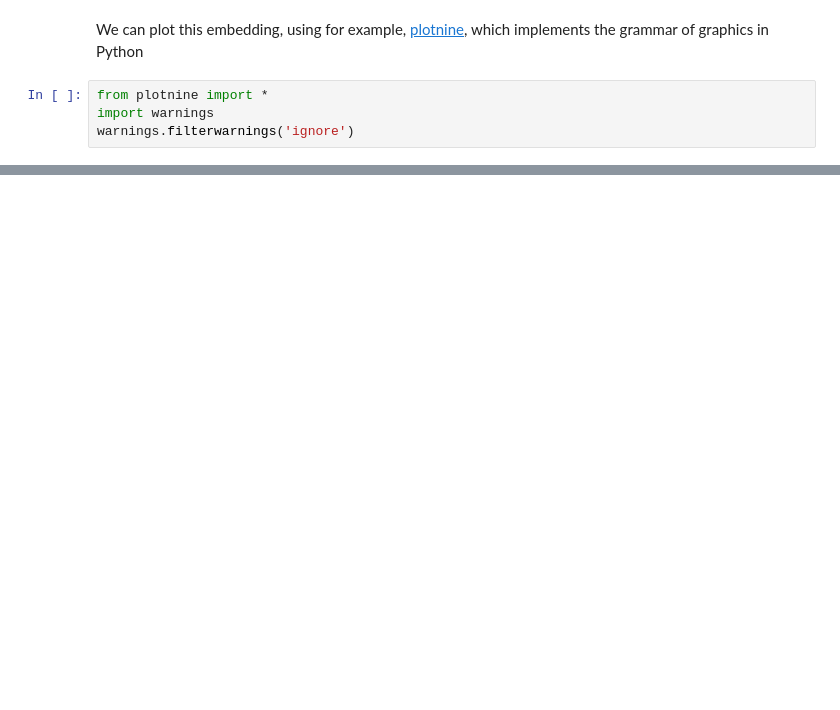
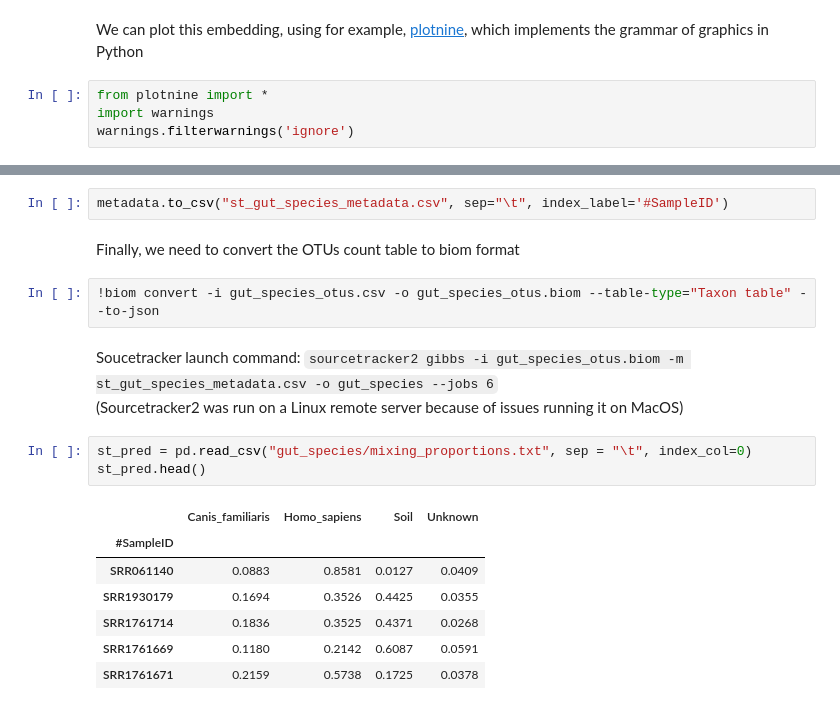
Before and after one commit to maxibor/sourcepredict, a Jupyter notebook: notebooks/run_example.ipynb, the cells around one changed output, grey strips where cells are left out. Drawn from its saved outputs; the diff is of its cells as text; blank space fills up the shorter version.

```diff
--- a/notebooks/run_example.ipynb
+++ b/notebooks/run_example.ipynb
@@ -116,0 +170,20 @@ We can see that our Dog sink sample is well embedded with the other reference do
+# %%
+metadata.to_csv("st_gut_species_metadata.csv", sep="\t", index_label='#SampleID')
+# %% [markdown]
+Finally, we need to convert the OTUs count table to biom format
+# %%
+!biom convert -i gut_species_otus.csv -o gut_species_otus.biom --table-type="Taxon table" --to-json
+# %% [markdown]
+Soucetracker launch command: `sourcetracker2 gibbs -i gut_species_otus.biom -m st_gut_species_metadata.csv -o gut_species --jobs 6`
+(Sourcetracker2 was run on a Linux remote server because of issues running it on MacOS)
+# %%
+st_pred = pd.read_csv("gut_species/mixing_proportions.txt", sep = "\t", index_col=0)
+st_pred.head()
+# %% [output]
+|  | Canis_familiaris | Homo_sapiens | Soil | Unknown |
+| #SampleID |  |  |  |  |
+| SRR061140 | 0.0883 | 0.8581 | 0.0127 | 0.0409 |
+| SRR1930179 | 0.1694 | 0.3526 | 0.4425 | 0.0355 |
+| SRR1761714 | 0.1836 | 0.3525 | 0.4371 | 0.0268 |
+| SRR1761669 | 0.1180 | 0.2142 | 0.6087 | 0.0591 |
+| SRR1761671 | 0.2159 | 0.5738 | 0.1725 | 0.0378 |
```
Also changed, not shown: parts of 44 cells of this notebook, 3 other files.
